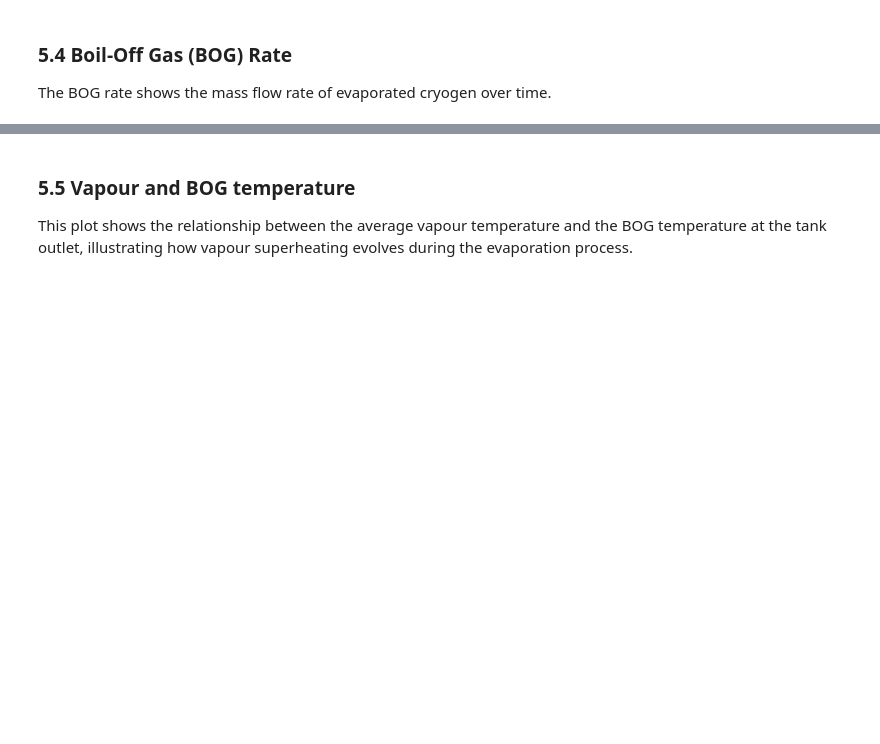
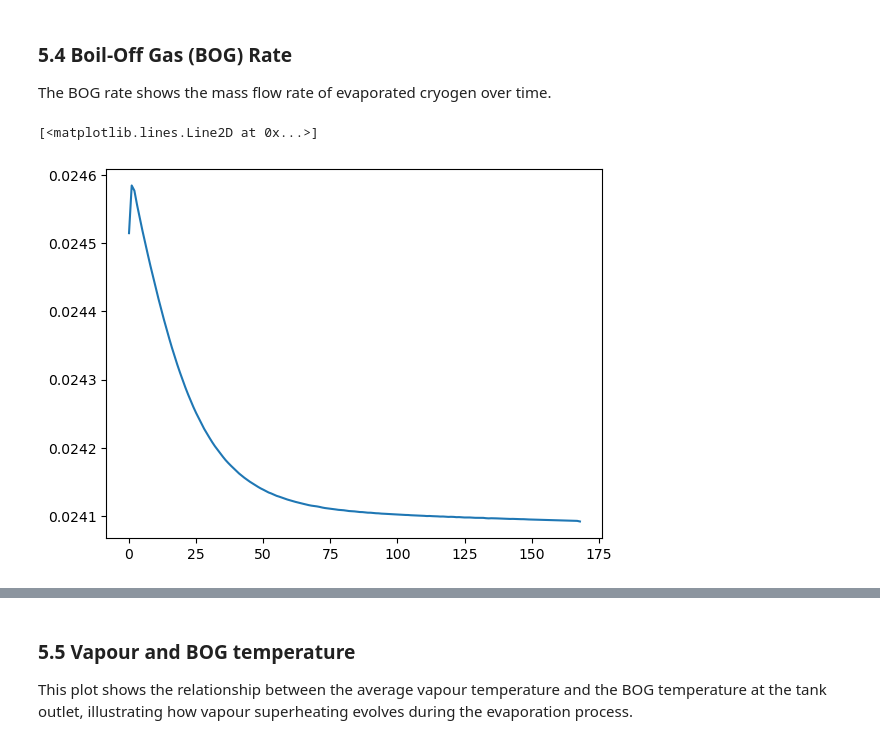
Before and after one commit to fdt-uc-chile/Workshop-CES-UoB-UC, a Jupyter notebook: notebooks/Case_1_LH2.ipynb, the cells around one changed output, grey strips where cells are left out. Saved outputs shown, nothing was run; the diff lists cells and outputs as text; code cells hidden in the pictures; blank space fills up the shorter version.

```diff
--- a/notebooks/Case_1_LH2.ipynb
+++ b/notebooks/Case_1_LH2.ipynb
@@ -216,6 +216,11 @@ large_tank.plot_V_L(t_unit='d')
 ### 5.4 Boil-Off Gas (BOG) Rate
 
 The BOG rate shows the mass flow rate of evaporated cryogen over time.
+# %%
+plt.plot(large_tank.data['BOG'])
+# %% [output]
+[<matplotlib.lines.Line2D at 0x...>]
+[figure, added]
 # %%
 # Plot BOG rate (unit='kg/h', t_unit='d' for days, 'w' for weeks, 'h' for hours)
 large_tank.plot_BOG(unit='kg/h', t_unit='d')
```
Also changed, not shown: parts of 7 cells of this notebook, 12 other files.
